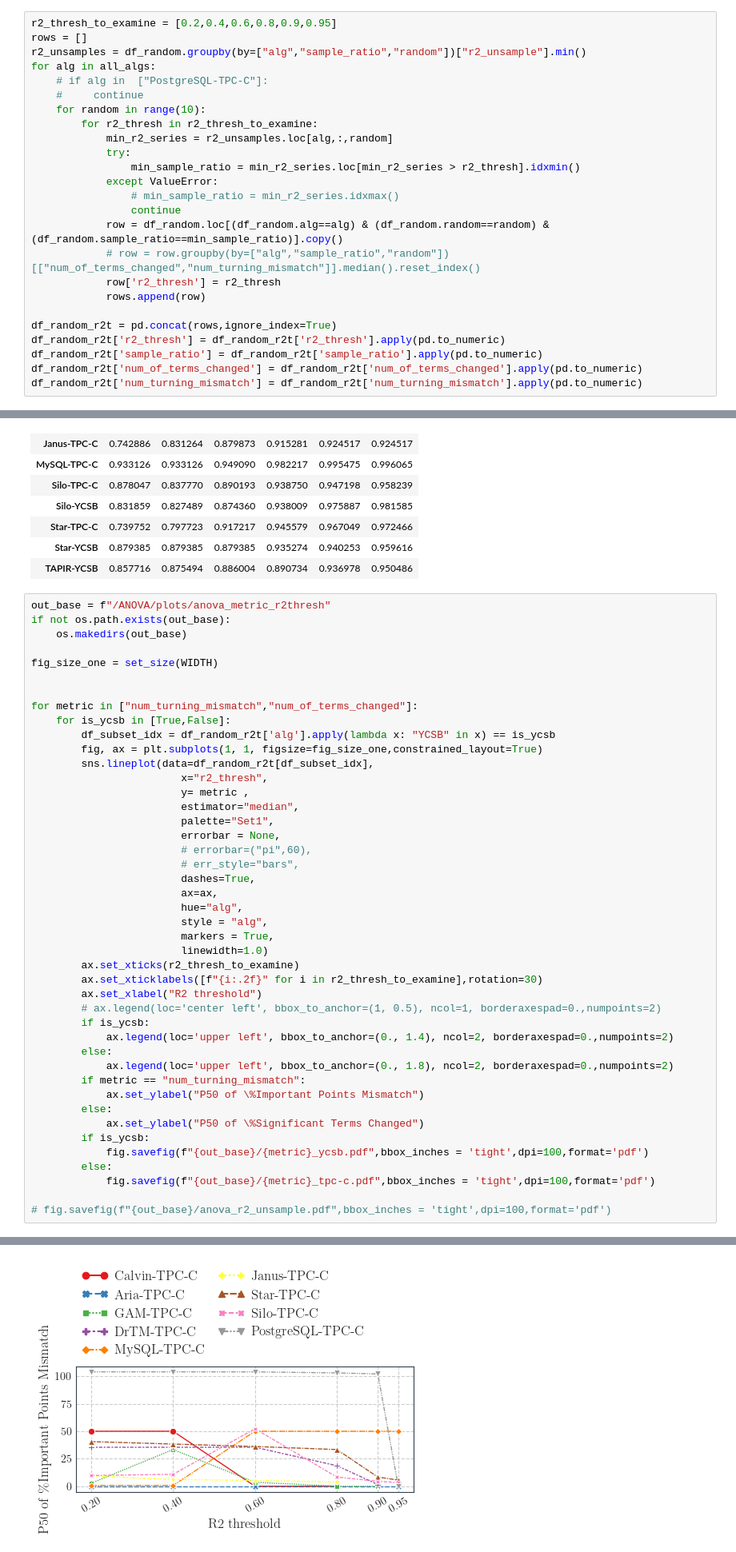
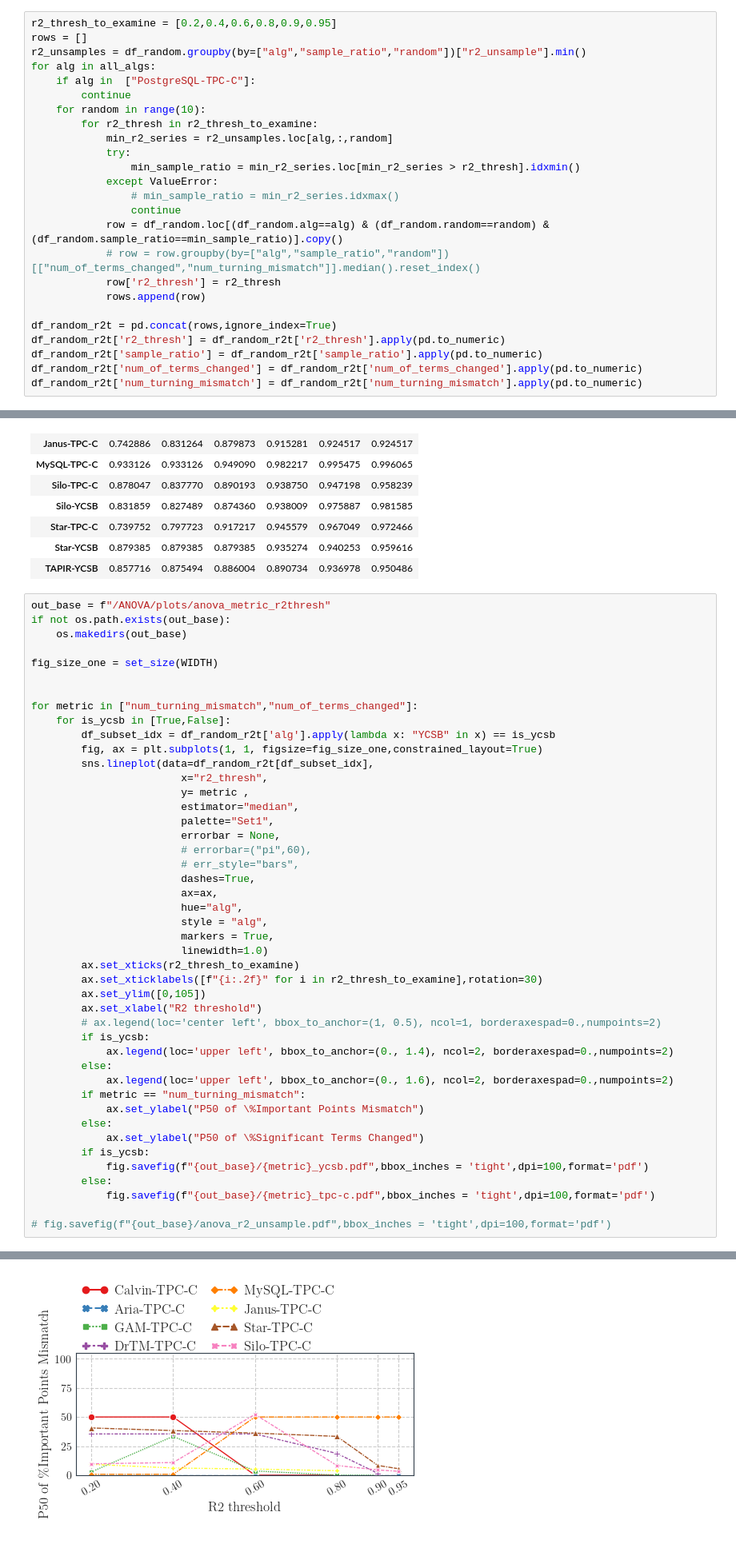
Before and after one commit to huiyujie/ExtensiveEval, a Jupyter notebook: anova_analysis/vldb_figures-split.ipynb, the cells around one changed output, grey strips where cells are left out. Shown: that part at 80% size. Saved outputs shown, nothing was run; the diff lists cells and outputs as text.

Commit message:
update plot notebook

```diff
--- a/anova_analysis/vldb_figures-split.ipynb
+++ b/anova_analysis/vldb_figures-split.ipynb
@@ -275,8 +264,8 @@ r2_thresh_to_examine = [0.2,0.4,0.6,0.8,0.9,0.95]
 rows = []
 r2_unsamples = df_random.groupby(by=["alg","sample_ratio","random"])["r2_unsample"].min()
 for alg in all_algs:
-    # if alg in  ["PostgreSQL-TPC-C"]:
-    #     continue
+    if alg in  ["PostgreSQL-TPC-C"]:
+        continue
     for random in range(10):
         for r2_thresh in r2_thresh_to_examine:
             min_r2_series = r2_unsamples.loc[alg,:,random]
@@ -341,12 +330,13 @@ for metric in ["num_turning_mismatch","num_of_terms_changed"]:
                         linewidth=1.0)
         ax.set_xticks(r2_thresh_to_examine)
         ax.set_xticklabels([f"{i:.2f}" for i in r2_thresh_to_examine],rotation=30)
+        ax.set_ylim([0,105])
         ax.set_xlabel("R2 threshold")
         # ax.legend(loc='center left', bbox_to_anchor=(1, 0.5), ncol=1, borderaxespad=0.,numpoints=2)
         if is_ycsb:
             ax.legend(loc='upper left', bbox_to_anchor=(0., 1.4), ncol=2, borderaxespad=0.,numpoints=2)
         else:
-            ax.legend(loc='upper left', bbox_to_anchor=(0., 1.8), ncol=2, borderaxespad=0.,numpoints=2)
+            ax.legend(loc='upper left', bbox_to_anchor=(0., 1.6), ncol=2, borderaxespad=0.,numpoints=2)
         if metric == "num_turning_mismatch":
             ax.set_ylabel("P50 of \%Important Points Mismatch")
         else:
@@ -362 +352 @@ for metric in ["num_turning_mismatch","num_of_terms_changed"]:
-[figure, old version]
+[figure, new version]
```
Also changed, not shown: parts of 6 cells of this notebook.
